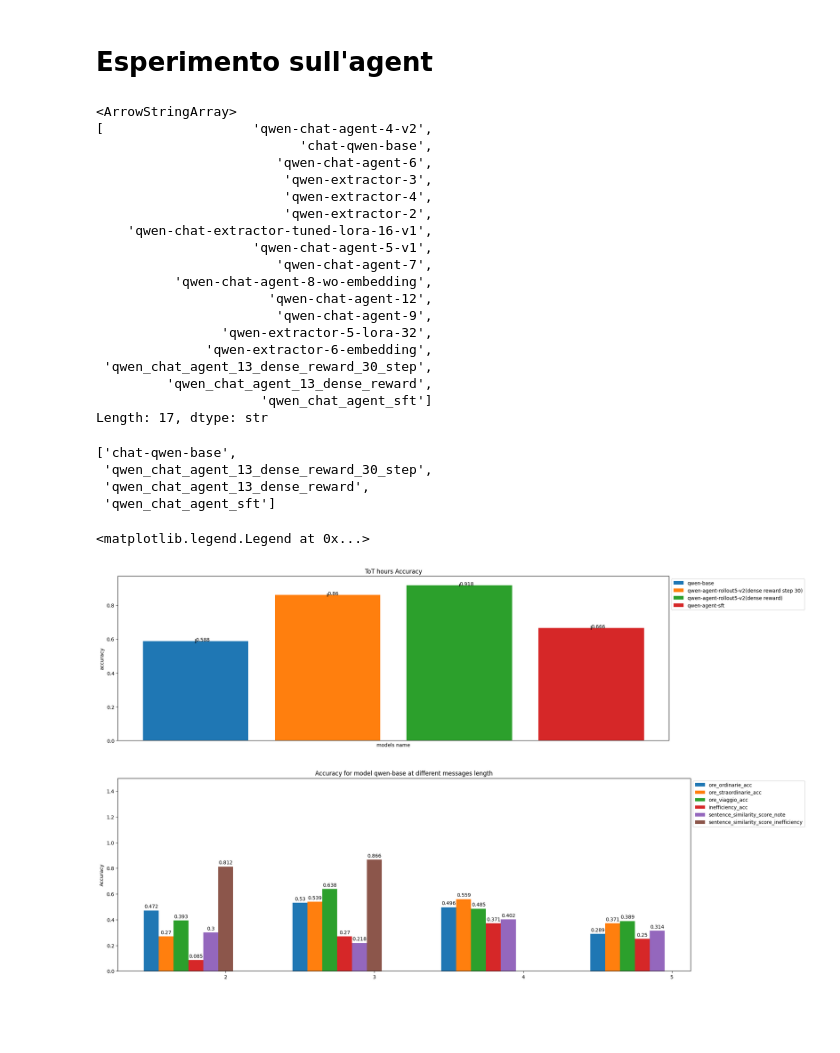
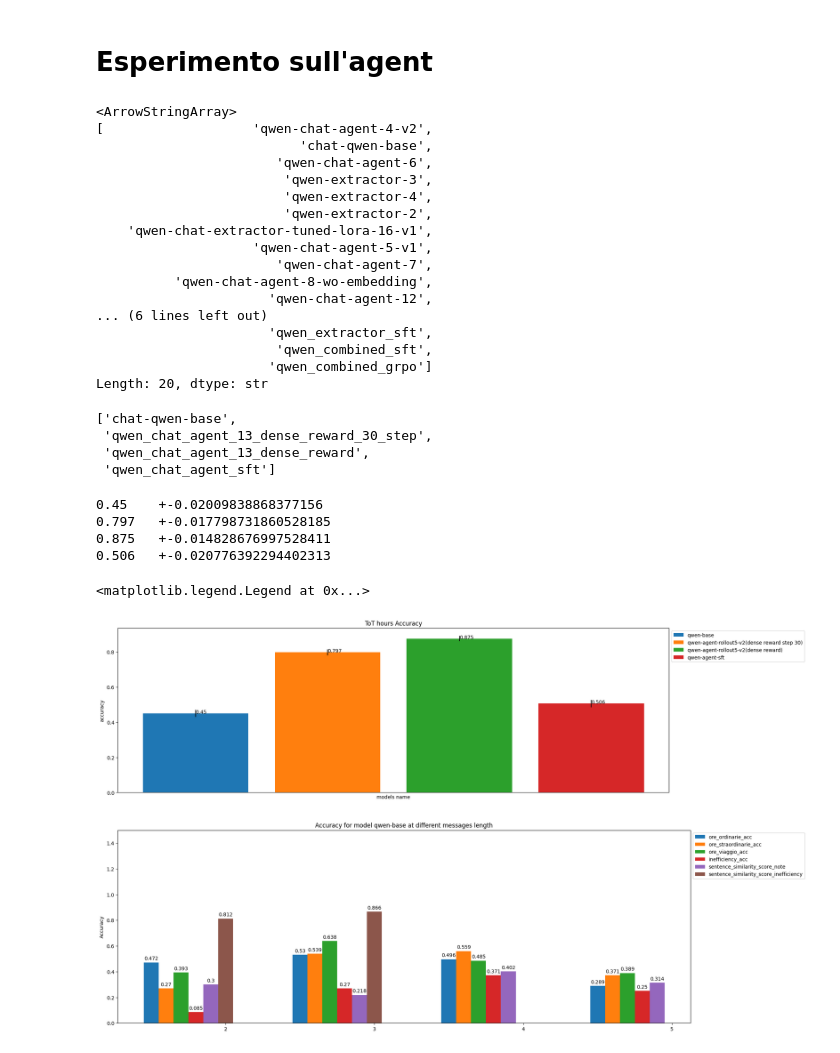
Before and after one commit to Rdm-Nico/SitiBTAgent, a Jupyter notebook: visualization/test_lora_agent.ipynb, the cells around one changed output. Saved outputs shown, nothing was run; the diff lists cells and outputs as text; code cells hidden in the pictures; blank space fills up the shorter version.

```diff
--- a/visualization/test_lora_agent.ipynb
+++ b/visualization/test_lora_agent.ipynb
@@ -6,7 +6,7 @@ import numpy as np
 import matplotlib.pyplot as plt
 import matplotlib.cm as cm
 # %%
-RESULT_TOT="../data/training_dataset/results/results_combined_new_model_name.csv"
+RESULT_TOT="../data/training_dataset/results/results_combined_new_model_name_strict.csv"
 colors = cm.tab10.colors
 df = pd.read_csv(RESULT_TOT)
 df['model'].unique()
@@ -23,13 +23,11 @@ df['model'].unique()
                        'qwen-chat-agent-7',
           'qwen-chat-agent-8-wo-embedding',
                       'qwen-chat-agent-12',
-                       'qwen-chat-agent-9',
-                'qwen-extractor-5-lora-32',
-              'qwen-extractor-6-embedding',
- 'qwen_chat_agent_13_dense_reward_30_step',
-         'qwen_chat_agent_13_dense_reward',
-                     'qwen_chat_agent_sft']
-Length: 17, dtype: str
+... (6 lines left out)
+                      'qwen_extractor_sft',
+                       'qwen_combined_sft',
+                      'qwen_combined_grpo']
+Length: 20, dtype: str
 # %%
 target ='base|qwen_chat_agent_13_dense_reward|qwen_chat_agent_sft'
 models = list(df[df['model'].str.contains(target)]['model'].unique())
@@ -43,31 +41,43 @@ models
 # %%
 def add_labels(labels, vals):
     for i in range(len(labels)):
         plt.text(i,vals[i], vals[i])
 
 media_group = []
 CI_group = []
 
 
 for model in models:
-    acc_media = round(df.loc[(df['model'] == model)  ]['tot_acc'].mean(),3)
-    n = len(df)
-    # intervallo di confidenza al 99 %
-    CI = 2.576 * np.sqrt(acc_media * (1- acc_media) / n)
+    g = df.loc[df['model'] == model]
+    acc_media = round(
+          (g['tot_acc'] * g['n_relevant_fields']).sum() / g['n_relevant_fields'].sum(),
+          3
+      )
+    # effective n = total field evaluations (not number of rows)
+    n = g['n_relevant_fields'].sum()
+    # intervallo di confidenza al 90 %
+    CI = 1.645 * np.sqrt(acc_media * (1- acc_media) / n)
     media_group.append(acc_media)
     CI_group.append(CI)
+
+for media,CI in zip(media_group, CI_group):
+        print(f"{media} \t+-{CI}")
 
 plt.figure(figsize=(20,6))
 plt.bar(labels, media_group, yerr=CI_group, color=colors , label=labels)
 add_labels(models,media_group)
 plt.title("ToT hours Accuracy")
 plt.xlabel("models name")
 plt.ylabel("accuracy")
 plt.xticks([])
 plt.legend(loc="upper left", bbox_to_anchor=(1, 1))
 # %% [output]
-<matplotlib.legend.Legend at 0x...>
+0.45    +-0.02009838868377156
+0.797   +-0.017798731860528185
+0.875   +-0.014828676997528411
+0.506   +-0.020776392294402313
+<matplotlib.legend.Legend at 0x...>
-[figure, old version]
+[figure, new version]
 # %%
 # chart per fare il display accuracy totale  al variare del flow
 
```
Also changed, not shown: parts of 2 cells of this notebook, 5 other files.
